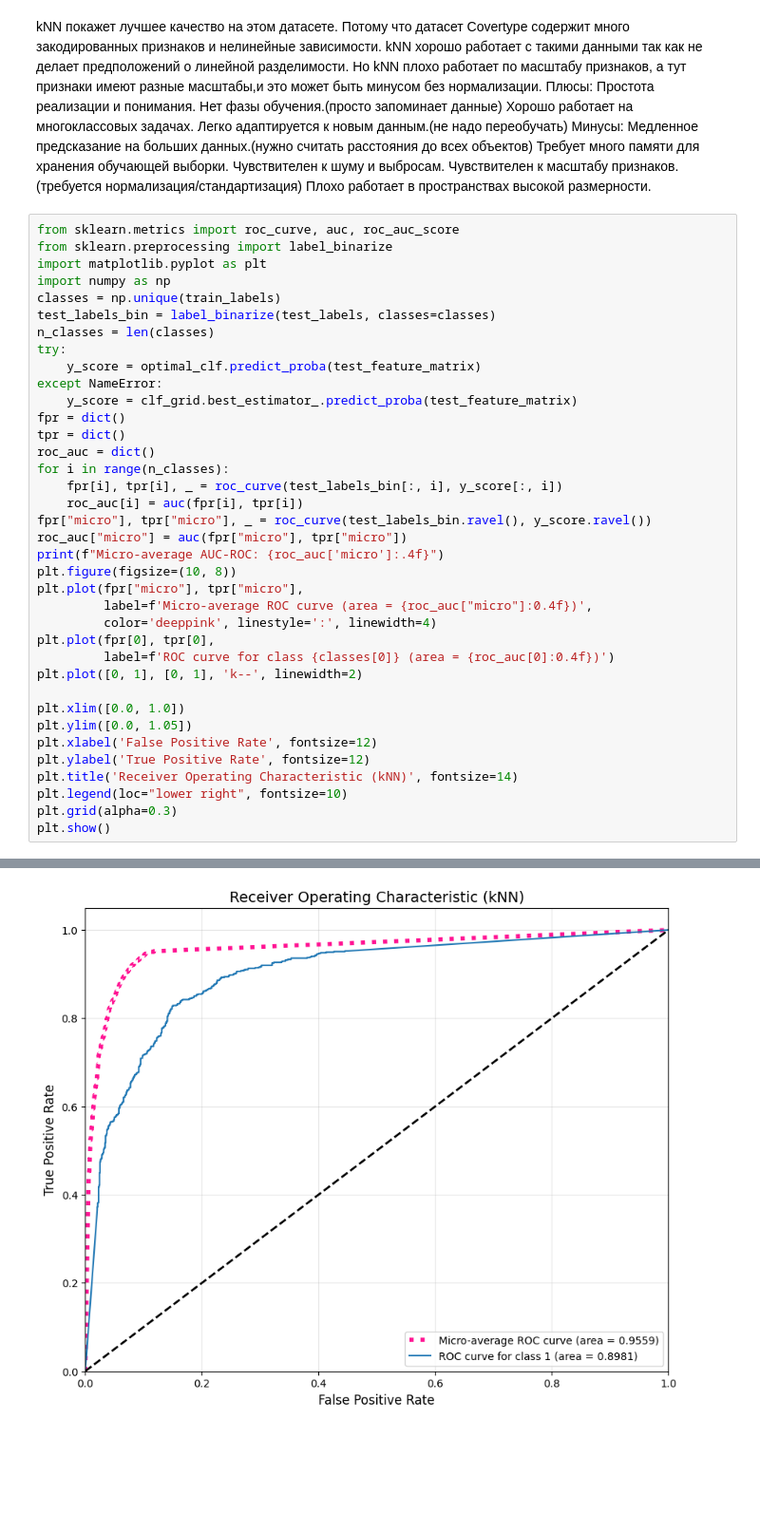
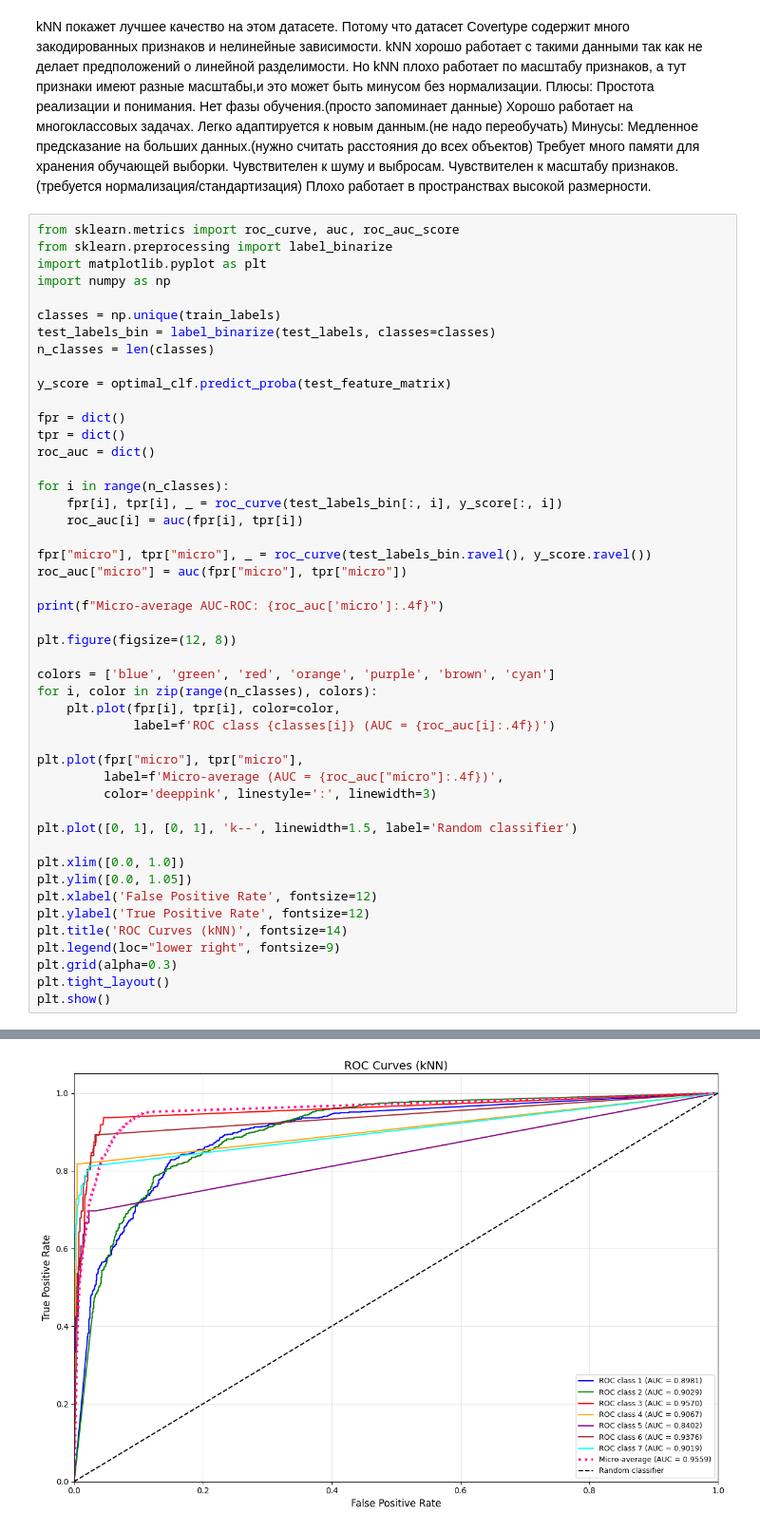
Before and after one commit to Mugetsu-Nuckie/dzstatprac, a Jupyter notebook: knn_dz.ipynb, the cells around one changed output, grey strips where cells are left out. Shown at 95% size. Saved outputs shown, nothing was run; the diff lists cells and outputs as text; blank space fills up the shorter version.

```diff
--- a/knn_dz.ipynb
+++ b/knn_dz.ipynb
@@ -92,40 +117,50 @@ kNN покажет лучшее качество на этом датасете.
 # %%
 from sklearn.metrics import roc_curve, auc, roc_auc_score
 from sklearn.preprocessing import label_binarize
 import matplotlib.pyplot as plt
 import numpy as np
+
 classes = np.unique(train_labels)
 test_labels_bin = label_binarize(test_labels, classes=classes)
 n_classes = len(classes)
-try:
-    y_score = optimal_clf.predict_proba(test_feature_matrix)
-except NameError:
-    y_score = clf_grid.best_estimator_.predict_proba(test_feature_matrix)
+
+y_score = optimal_clf.predict_proba(test_feature_matrix)
+
 fpr = dict()
 tpr = dict()
 roc_auc = dict()
+
 for i in range(n_classes):
     fpr[i], tpr[i], _ = roc_curve(test_labels_bin[:, i], y_score[:, i])
     roc_auc[i] = auc(fpr[i], tpr[i])
+
 fpr["micro"], tpr["micro"], _ = roc_curve(test_labels_bin.ravel(), y_score.ravel())
 roc_auc["micro"] = auc(fpr["micro"], tpr["micro"])
+
 print(f"Micro-average AUC-ROC: {roc_auc['micro']:.4f}")
-plt.figure(figsize=(10, 8))
+
+plt.figure(figsize=(12, 8))
+
+colors = ['blue', 'green', 'red', 'orange', 'purple', 'brown', 'cyan']
+for i, color in zip(range(n_classes), colors):
+    plt.plot(fpr[i], tpr[i], color=color,
+             label=f'ROC class {classes[i]} (AUC = {roc_auc[i]:.4f})')
+
 plt.plot(fpr["micro"], tpr["micro"],
-         label=f'Micro-average ROC curve (area = {roc_auc["micro"]:0.4f})',
-         color='deeppink', linestyle=':', linewidth=4)
-plt.plot(fpr[0], tpr[0],
-         label=f'ROC curve for class {classes[0]} (area = {roc_auc[0]:0.4f})')
-plt.plot([0, 1], [0, 1], 'k--', linewidth=2)
+         label=f'Micro-average (AUC = {roc_auc["micro"]:.4f})',
+         color='deeppink', linestyle=':', linewidth=3)
+
+plt.plot([0, 1], [0, 1], 'k--', linewidth=1.5, label='Random classifier')
 
 plt.xlim([0.0, 1.0])
 plt.ylim([0.0, 1.05])
 plt.xlabel('False Positive Rate', fontsize=12)
 plt.ylabel('True Positive Rate', fontsize=12)
-plt.title('Receiver Operating Characteristic (kNN)', fontsize=14)
-plt.legend(loc="lower right", fontsize=10)
+plt.title('ROC Curves (kNN)', fontsize=14)
+plt.legend(loc="lower right", fontsize=9)
 plt.grid(alpha=0.3)
+plt.tight_layout()
 plt.show()
 # %% [output]
 Micro-average AUC-ROC: 0.9559
-[figure, old version]
+[figure, new version]
```
Also changed, not shown: parts of 3 cells of this notebook.
